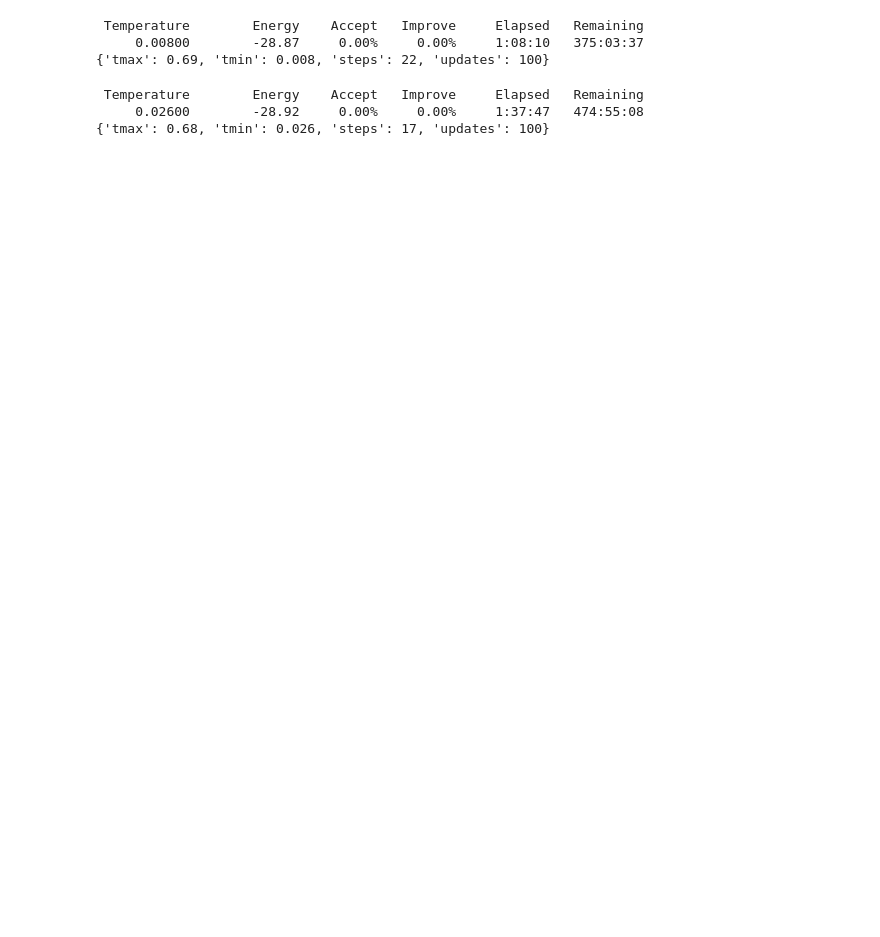
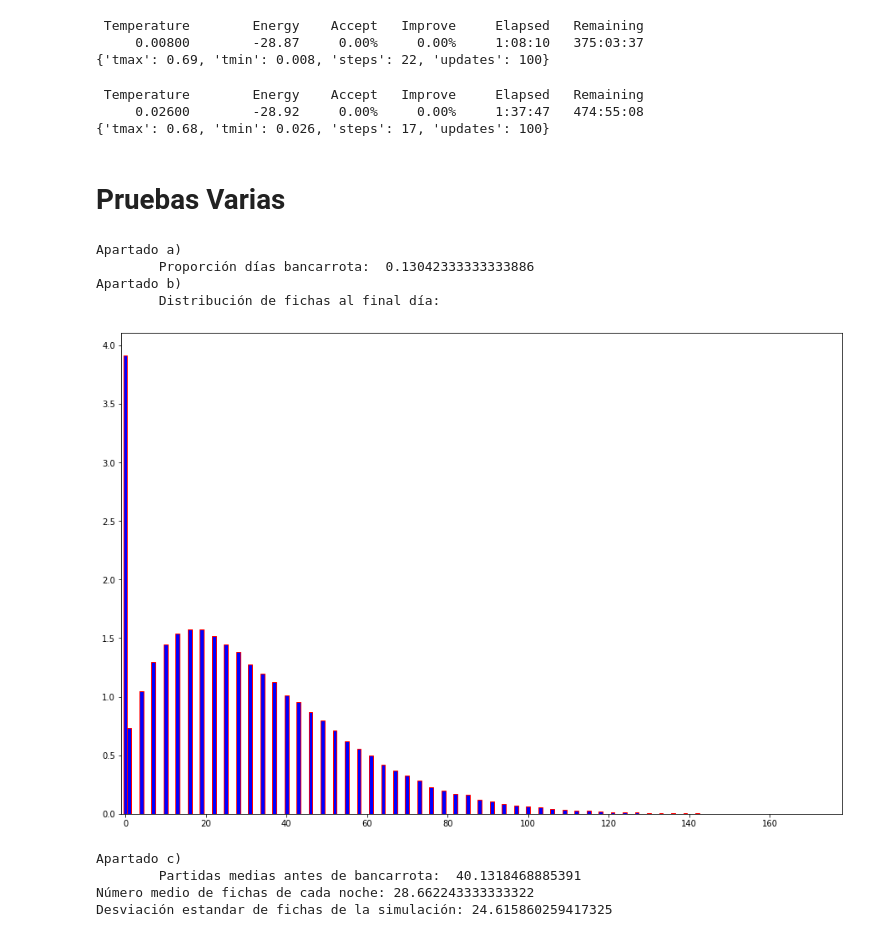
Before and after one commit to aanxel/MetodosDeSimulacion, a Jupyter notebook: Practica2/casino.ipynb, the cells around one changed output. Drawn from its saved outputs; the diff is of its cells as text; code cells hidden in the pictures; blank space fills up the shorter version.

Commit message:
Recocido Simualdo y pruebas varias

```diff
--- a/Practica2/casino.ipynb
+++ b/Practica2/casino.ipynb
@@ -117,3 +113,34 @@ print(schedule)
  Temperature        Energy    Accept   Improve     Elapsed   Remaining
      0.02600        -28.92     0.00%     0.00%     1:37:47   474:55:08
 {'tmax': 0.68, 'tmin': 0.026, 'steps': 17, 'updates': 100}
+# %% [markdown]
+# Pruebas Varias
+# %%
+# Comprobar que el resultado del recocido simulado es medianamente cierto
+probs = [0.0 ,0.20708539, 0.23986418, 0.12549987, 0.12107179, 0.1281229, 0.17835587]
+
+sim = SimCasino(probs_jugadas=probs)
+a, b, c = sim.simular(n_simulaciones=10000)
+print(f'Apartado a)\n\tProporción días bancarrota:  {a}')
+print(f'Apartado b)\n\tDistribución de fichas al final día:')
+fig = plt.figure()
+ax = fig.add_axes([0,0,2,2])
+ax.bar(list(range(sim.max_fichas + 35)),b, width=1, color = 'b', edgecolor='r')
+# ax.set_xticks([0] + list(filter(lambda z: z, [x if y > 0 else 0 for x, y in enumerate(b)])))
+plt.xlim([min(np.where(b != 0)[0]) - 1, max(np.where(b != 0)[0]) + 1])
+plt.show()
+print(f'Apartado c)\n\tPartidas medias antes de bancarrota:  {c}')
+mean = sum([x*y for x, y in enumerate(b/sim.n_dias)])
+print(f'Número medio de fichas de cada noche: {mean}')
+std = np.sqrt(sum([((x-mean)**2)*y for x, y in enumerate(b)])/(sim.n_dias - 1))
+print(f'Desviación estandar de fichas de la simulación: {std}')
+# %% [output]
+Apartado a)
+        Proporción días bancarrota:  0.13042333333333886
+Apartado b)
+        Distribución de fichas al final día:
+[figure, added]
+Apartado c)
+        Partidas medias antes de bancarrota:  40.1318468885391
+Número medio de fichas de cada noche: 28.662243333333322
+Desviación estandar de fichas de la simulación: 24.615860259417325
```
Also changed, not shown: parts of 11 cells of this notebook.
